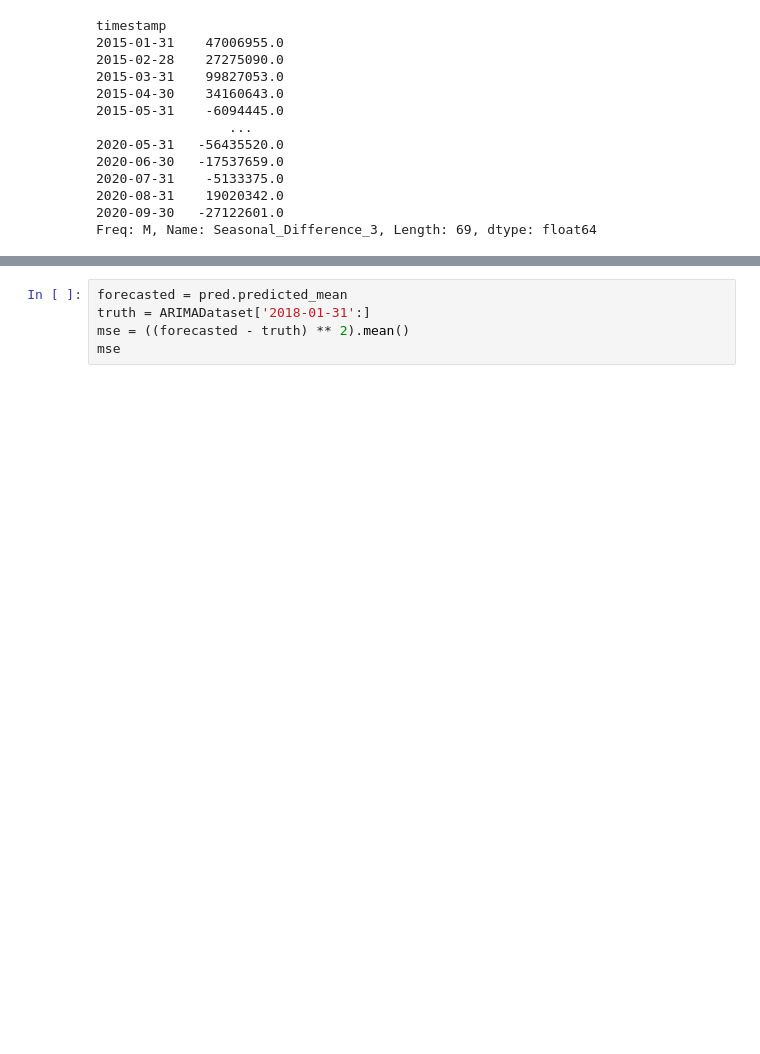
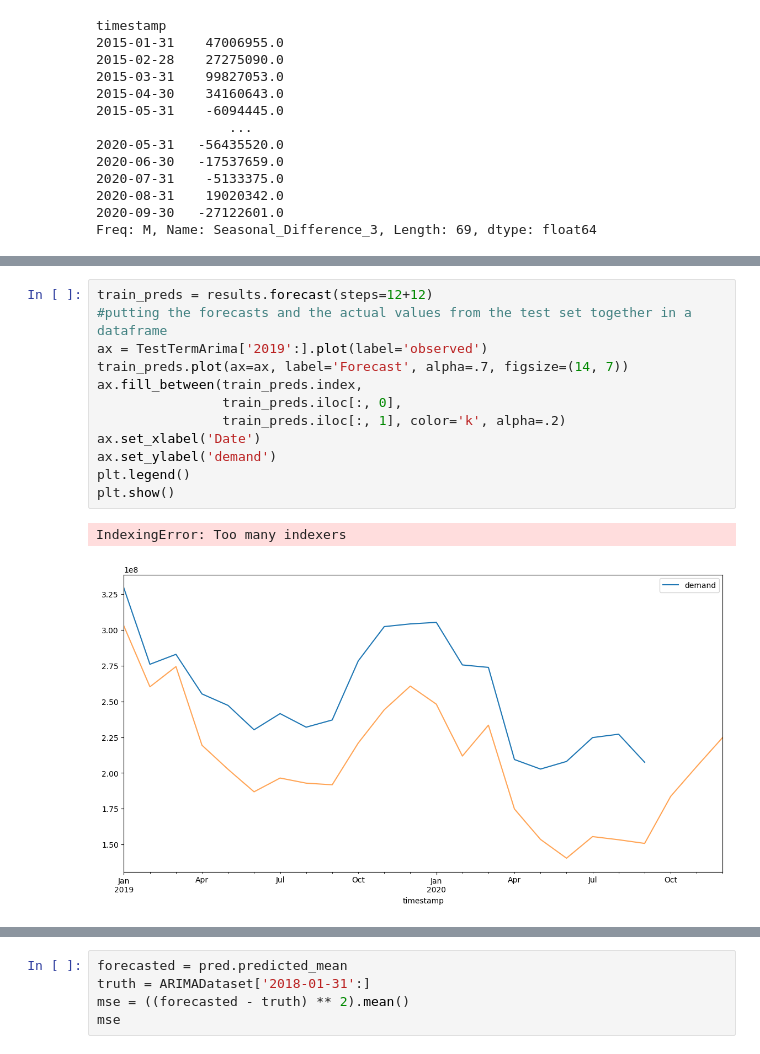
Before and after one commit to GDhasade/UK_National_Grid_TSA, a Jupyter notebook: DataCleaning_EDA.ipynb, the cells around one changed output, grey strips where cells are left out. Saved outputs shown, nothing was run; the diff lists cells and outputs as text; blank space fills up the shorter version.

```diff
--- a/DataCleaning_EDA.ipynb
+++ b/DataCleaning_EDA.ipynb
@@ -1055,3 +1070,18 @@ Warnings:
+# %%
+train_preds = results.forecast(steps=12+12)
+#putting the forecasts and the actual values from the test set together in a dataframe
+ax = TestTermArima['2019':].plot(label='observed')
+train_preds.plot(ax=ax, label='Forecast', alpha=.7, figsize=(14, 7))
+ax.fill_between(train_preds.index,
+                train_preds.iloc[:, 0],
+                train_preds.iloc[:, 1], color='k', alpha=.2)
+ax.set_xlabel('Date')
+ax.set_ylabel('demand')
+plt.legend()
+plt.show()
+# %% [output]
+IndexingError: Too many indexers
+[figure, added]
 # %%
 pred = results.get_prediction(start=pd.to_datetime('2018-01-31'), dynamic=False)
 pred_ci = pred.conf_int()
```
Also changed, not shown: parts of 24 cells of this notebook.
